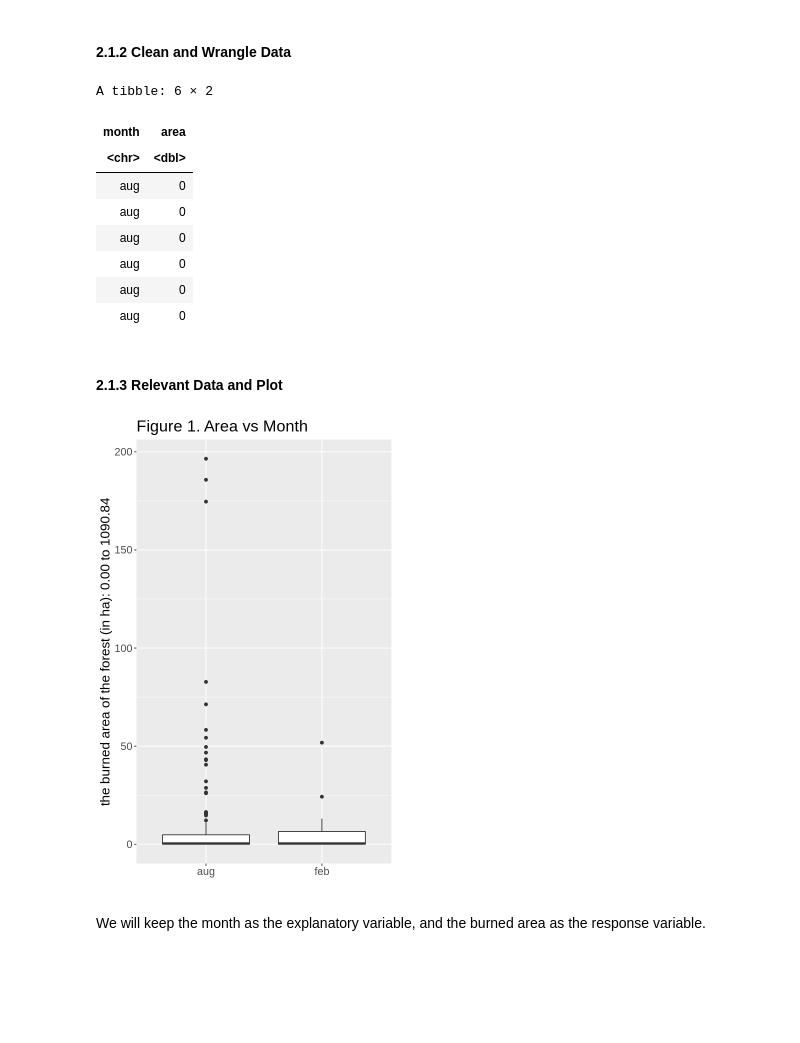
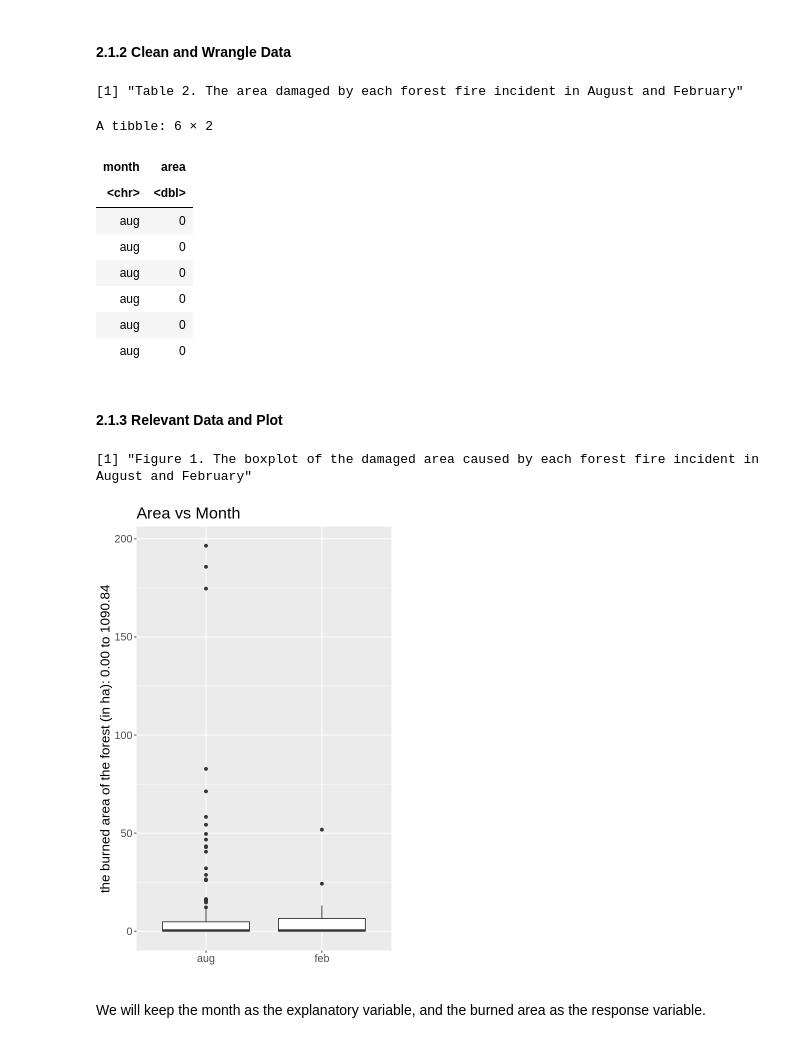
Before and after one commit to Zeeho-Lee/dsci-100-2022w2-group-36, a Jupyter notebook: Final Report.ipynb, the cells around one changed output. Cells and saved outputs as stored; diff of their text form; code cells hidden in the pictures; blank space fills up the shorter version.

```diff
--- a/Final Report.ipynb
+++ b/Final Report.ipynb
@@ -75,9 +97,11 @@ As indicated in the introduction, the forest fires occur differently depending o
 forestfires <-forestfires_data |>
               filter(month %in% c("feb", "aug"), area < 400) |>
               select(month, area)
+print('Table 2. The area damaged by each forest fire incident in August and February')
 head(forestfires)
 # %% [output]
-A tibble: 6 × 2
+[1] "Table 2. The area damaged by each forest fire incident in August and February"
+A tibble: 6 × 2
 | month | area |
 | <chr> | <dbl> |
 | aug | 0 |
@@ -91,17 +115,19 @@ A tibble: 6 × 2
 # %%
 # Creat boxplot of all numeric variables
 options(repr.plot.width = 5, repr.plot.height = 8)
 
 area_month_plot <- forestfires|>
     ggplot(aes(y = area, x = month)) +
     geom_boxplot()+
     labs(x = "", y = "the burned area of the forest (in ha): 0.00 to 1090.84") +
     theme(text=element_text(size=16)) +
-    labs(title = "Figure 1. Area vs Month")
+    labs(title = "Area vs Month")
 
+print('Figure 1. The boxplot of the damaged area caused by each forest fire incident in August and February')
 area_month_plot
 # %% [output]
+[1] "Figure 1. The boxplot of the damaged area caused by each forest fire incident in August and February"
-[figure, old version]
+[figure, new version]
 # %% [markdown]
 We will keep the month as the explanatory variable, and the burned area as the response variable.
 # %%
```
Also changed, not shown: parts of 16 cells of this notebook.
